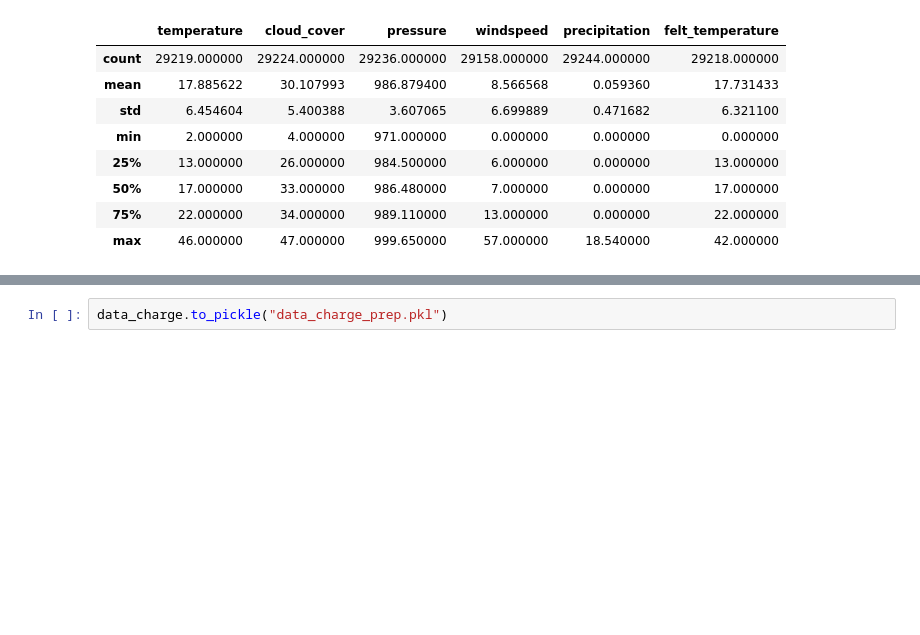
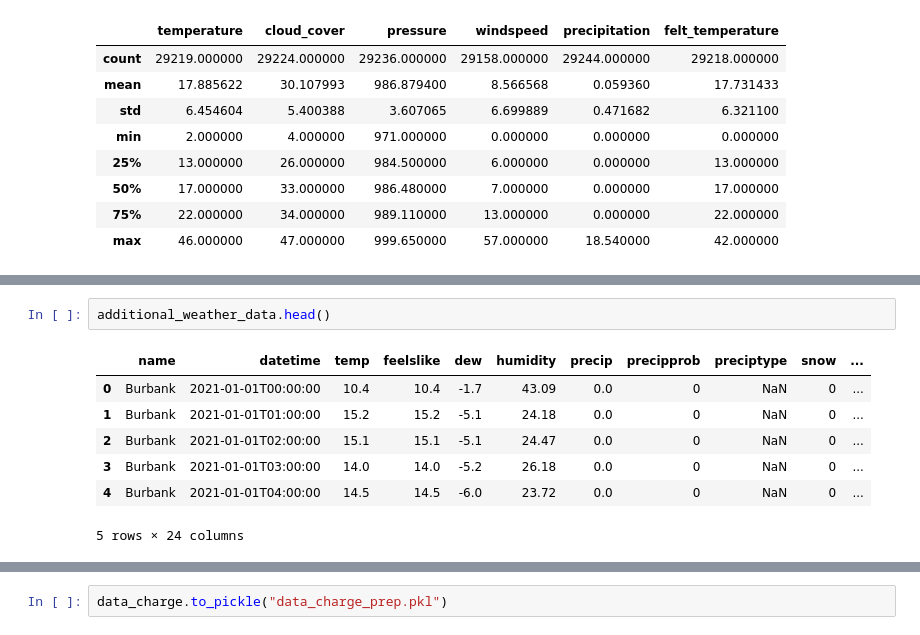
Before and after one commit to nsterz/AA_2024-group-3, a Jupyter notebook: code_dataexplo/exploration.ipynb, the cells around one changed output, grey strips where cells are left out. Saved outputs shown, nothing was run; the diff lists cells and outputs as text; blank space fills up the shorter version.

```diff
--- a/code_dataexplo/exploration.ipynb
+++ b/code_dataexplo/exploration.ipynb
@@ -370,0 +415,10 @@ Decision: We integrate external data (caggle, google etc.)
+# %%
+additional_weather_data.head()
+# %% [output]
+|  | name | datetime | temp | feelslike | dew | humidity | precip | precipprob | preciptype | snow | ... |
+| 0 | Burbank | 2021-01-01T00:00:00 | 10.4 | 10.4 | -1.7 | 43.09 | 0.0 | 0 | NaN | 0 | ... |
+| 1 | Burbank | 2021-01-01T01:00:00 | 15.2 | 15.2 | -5.1 | 24.18 | 0.0 | 0 | NaN | 0 | ... |
+| 2 | Burbank | 2021-01-01T02:00:00 | 15.1 | 15.1 | -5.1 | 24.47 | 0.0 | 0 | NaN | 0 | ... |
+| 3 | Burbank | 2021-01-01T03:00:00 | 14.0 | 14.0 | -5.2 | 26.18 | 0.0 | 0 | NaN | 0 | ... |
+| 4 | Burbank | 2021-01-01T04:00:00 | 14.5 | 14.5 | -6.0 | 23.72 | 0.0 | 0 | NaN | 0 | ... |
+5 rows × 24 columns
```
Also changed, not shown: parts of 16 cells of this notebook, 3 other files.
